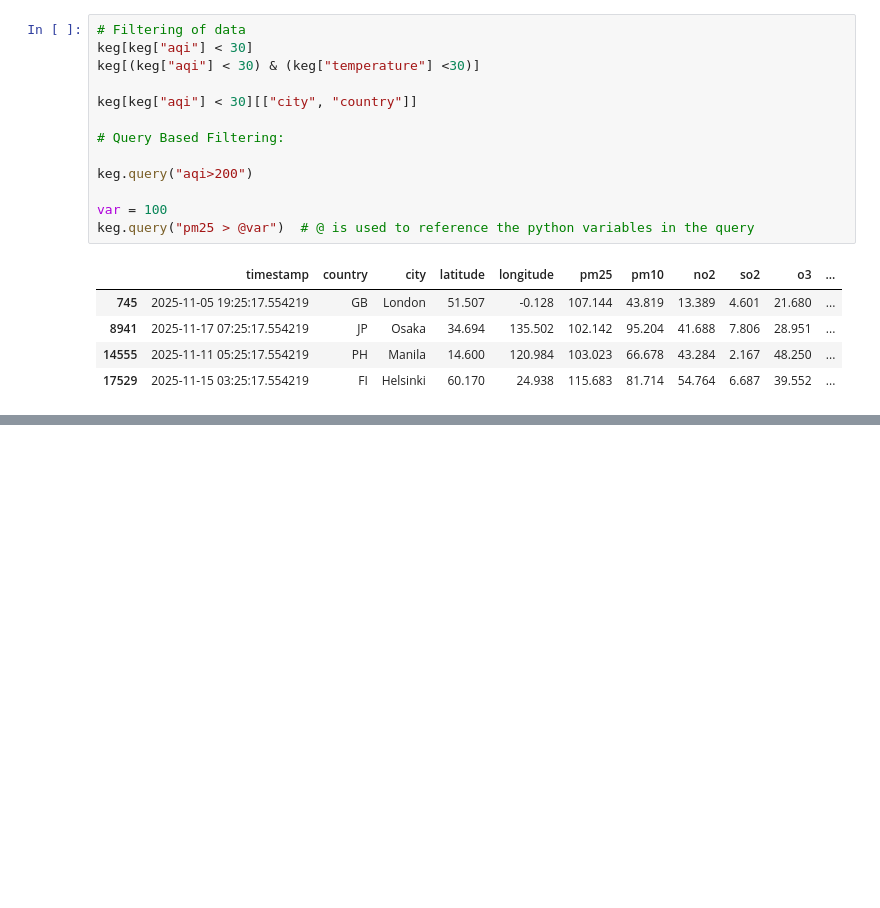
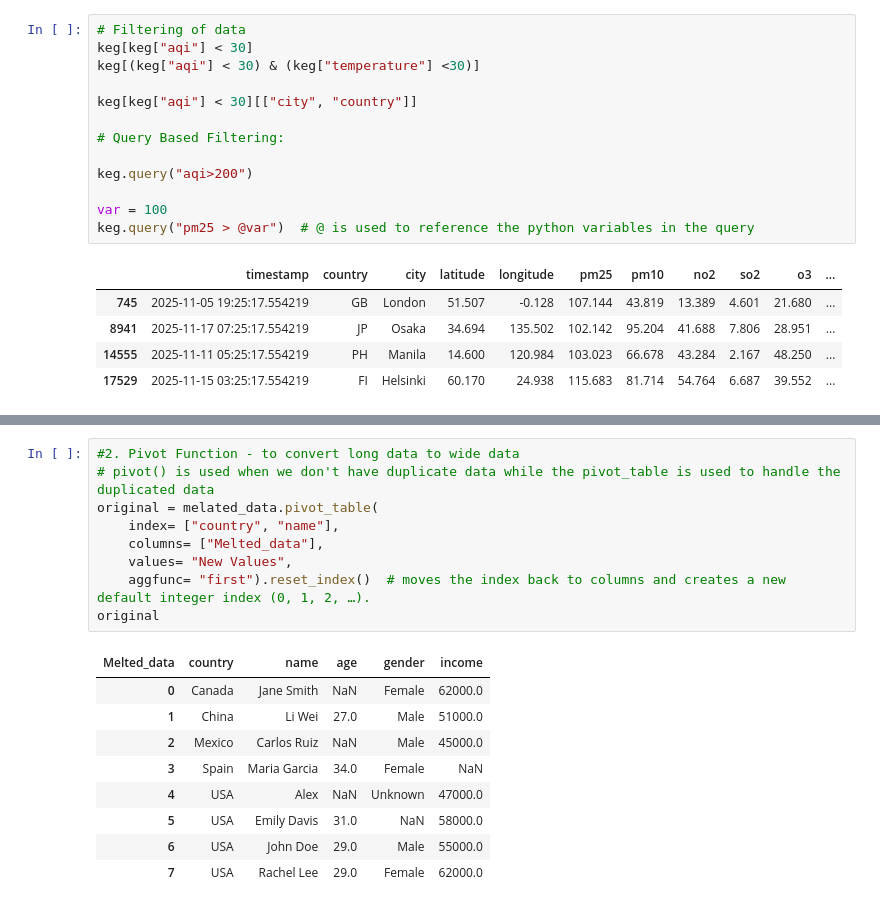
Before and after one commit to aneesi6247-lgtm/About-Data, a Jupyter notebook: Pandas_Tutorial.ipynb, the cells around one changed output, grey strips where cells are left out. Saved outputs shown, nothing was run; the diff lists cells and outputs as text; blank space fills up the shorter version.

```diff
--- a/Pandas_Tutorial.ipynb
+++ b/Pandas_Tutorial.ipynb
@@ -241,0 +382,19 @@ Name: name, dtype: object
+# %%
+#2. Pivot Function - to convert long data to wide data
+# pivot() is used when we don't have duplicate data while the pivot_table is used to handle the duplicated data
+original = melated_data.pivot_table(
+    index= ["country", "name"],
+    columns= ["Melted_data"],
+    values= "New Values",
+    aggfunc= "first").reset_index()  # moves the index back to columns and creates a new default integer index (0, 1, 2, …).
+original
+# %% [output]
+| Melted_data | country | name | age | gender | income |
+| 0 | Canada | Jane Smith | NaN | Female | 62000.0 |
+| 1 | China | Li Wei | 27.0 | Male | 51000.0 |
+| 2 | Mexico | Carlos Ruiz | NaN | Male | 45000.0 |
+| 3 | Spain | Maria Garcia | 34.0 | Female | NaN |
+| 4 | USA | Alex | NaN | Unknown | 47000.0 |
+| 5 | USA | Emily Davis | 31.0 | NaN | 58000.0 |
+| 6 | USA | John Doe | 29.0 | Male | 55000.0 |
+| 7 | USA | Rachel Lee | 29.0 | Female | 62000.0 |
```
Also changed, not shown: parts of 7 cells of this notebook, 1 other file.
